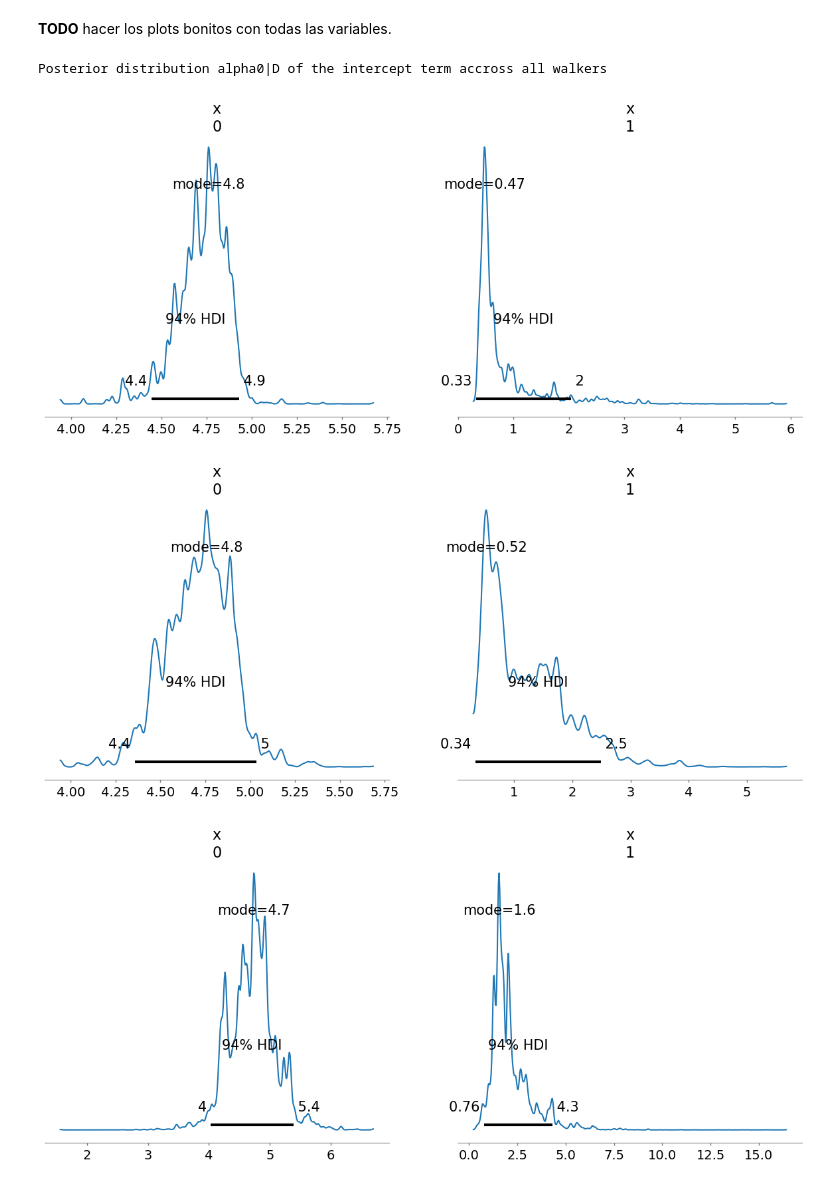
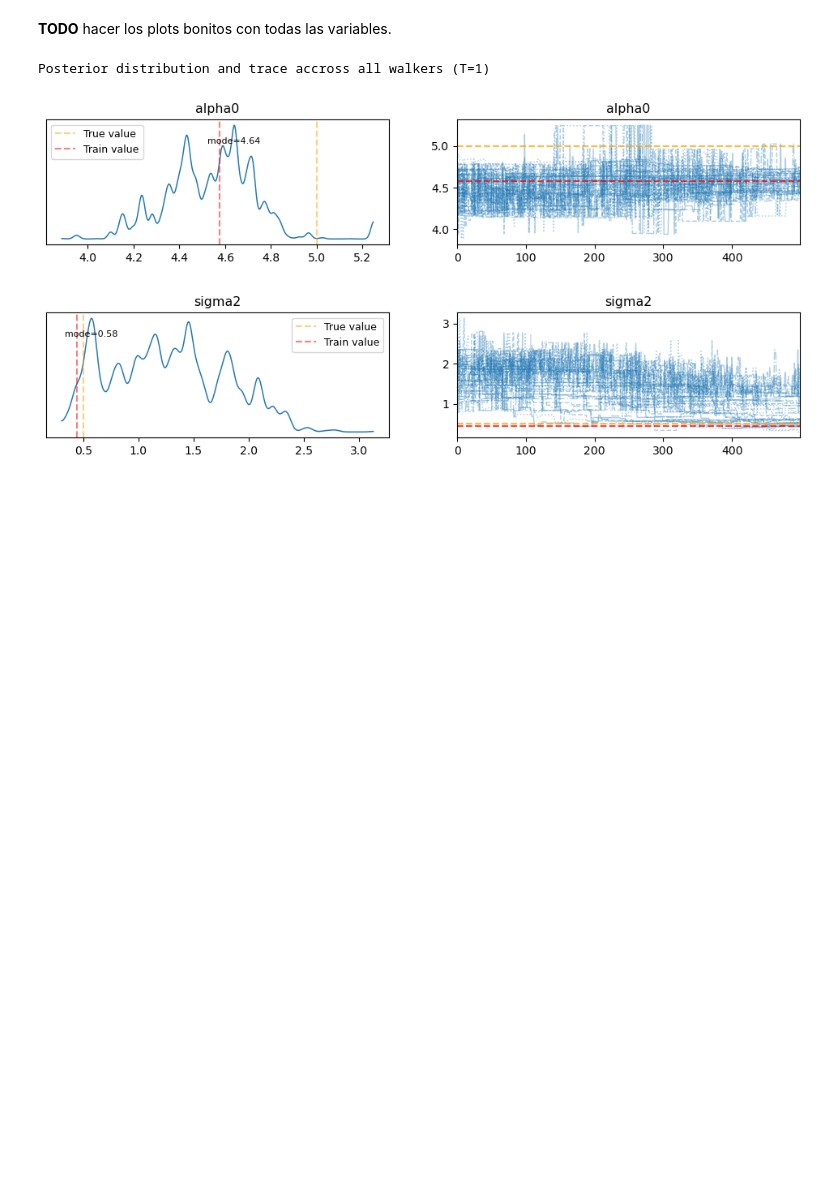
Before and after one commit to antcc/rk-bfr-jump, a Jupyter notebook: linear_regression.ipynb, the cells around one changed output. Cells and saved outputs as stored; diff of their text form; code cells hidden in the pictures; blank space fills up the shorter version.

```diff
--- a/linear_regression.ipynb
+++ b/linear_regression.ipynb
@@ -43,6 +35,7 @@ plt.legend()
 component_params = np.array(
     [
         [-5, 0.1],
+        [5, 0.6],
         [10, 0.8],
     ]
 )
@@ -61,9 +54,13 @@ x = simulation.gp(t, mean_vector, kernel_fn, n_train + n_test, rng=rng)
 y = simulation.generate_rkhs_dataset(
     x, t, component_params.T[0], component_params.T[1], alpha0, sigma2, rng=rng
 )
+y_noiseless = simulation.generate_rkhs_dataset(
+    x, t, component_params.T[0], component_params.T[1], alpha0, 0.0, rng=rng
+)
 
 # Train/test split and standardize
-X, X_test, Y, Y_test = train_test_split(x, y, train_size=n_train, random_state=seed)
+indices = np.arange(n_train + n_test)  # for future convenience
+X, X_test, Y, Y_test, idx_train, idx_test = train_test_split(x, y, indices, train_size=n_train, random_state=seed)
 X, X_test = simulation.standardize_predictors(X, X_test)
 #Y, Y_test = simulation.standardize_response(Y, Y_test)
 
@@ -145,14 +156,14 @@ class flat_dist():
 # the prior on p (the number of components) is assumed to be uniform in [n_leaves_min,n_leaves_max]
 sigma2_param = 2
 priors = {
-    "components": {
+    "components": ProbDistContainer({
         0: uniform_dist(-50, 50),  # beta
         1: uniform_dist(t.min(), t.max()),  # tau
-    },
-    "common": {
+    }),
+    "common": ProbDistContainer({
         0: flat_dist(),  # alpha0
         1: invgamma(sigma2_param)  # sigma2
-    }
+    })
 }
 # %% [markdown]
 ## Sampler
@@ -288,13 +319,55 @@ Posterior distribution p|D of the number of components accross all walkers
 # %% [markdown]
 **TODO** hacer los plots bonitos con todas las variables.
 # %%
-print("Posterior distribution alpha0|D of the intercept term accross all walkers")
+def plot_trace(chain_eryn, T=0, var_name="x", true_value=None, train_value=None):
+    # Get chain (nwalkers, nsamples)
+    chain = chain_eryn[:, T].swapaxes(0, 1)
 
-common = ensemble.get_chain()["common"].squeeze()
-for temp, ax_t in enumerate(ax):
-    az.plot_posterior(common[:, temp].swapaxes(0, 1), point_estimate="mode")
+    # Compute mode
+    arr, density = az.kde(chain)
+    mode = arr[np.argmax(density)]
+
+    # Plot marginal posterior and trace
+    ax = az.plot_trace(
+        chain,
+        combined=True,
+        labeller=MapLabeller({"x": var_name}),
+    )
+
+    # Plot reference values
+    plot_height = ax[0, 0].get_ylim()[1]
+    if true_value:
+        ax[0, 0].axvline(
+            x=true_value, color="orange", linestyle="--", alpha=0.5, label="True value"
+        )
+        ax[0, 1].axhline(y=true_value, color="orange", linestyle="--", alpha=0.75)
+
+    if train_value:
+        ax[0, 0].axvline(
+            x=train_value, color="red", linestyle="--", alpha=0.5, label="Train value"
+        )
+        ax[0, 1].axhline(y=train_value, color="red", linestyle="--", alpha=0.75)
+
+    ax[0, 0].text(
+        mode,
+        plot_height * 0.8,
+        f"mode={mode:.2f}",
+        horizontalalignment="center",
+        fontsize=8,
+    )
+    if true_value or train_value:
+        ax[0, 0].legend(fontsize=9)
+
+# Get chain from sampler
+common = ensemble.get_chain(discard=0)["common"].squeeze()
+alpha0_chain = common[..., 0]
+sigma2_chain = common[..., 1]
+
+# Plot trace
+print("Posterior distribution and trace accross all walkers (T=1)")
+plot_trace(alpha0_chain, 0, "alpha0", alpha0, Y.mean())
+plot_trace(sigma2_chain, 0, "sigma2", sigma2, np.var(y[idx_train] - y_noiseless[idx_train]))
 # %% [output]
-Posterior distribution alpha0|D of the intercept term accross all walkers
+Posterior distribution and trace accross all walkers (T=1)
-[figure, old version]
+[figure, new version]
-[figure, old version]
+[figure, new version]
-[figure, removed]
```
Also changed, not shown: parts of 14 cells of this notebook.
